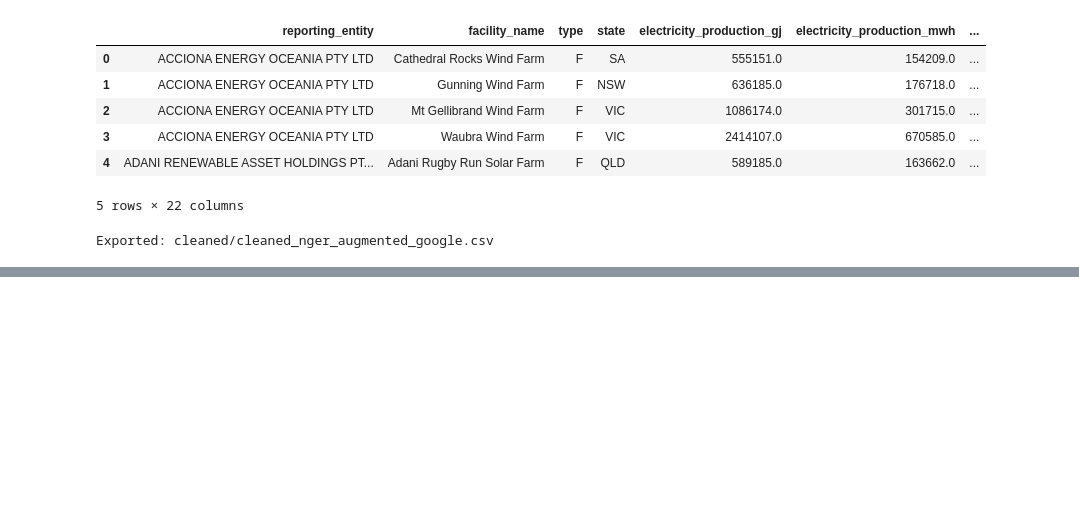
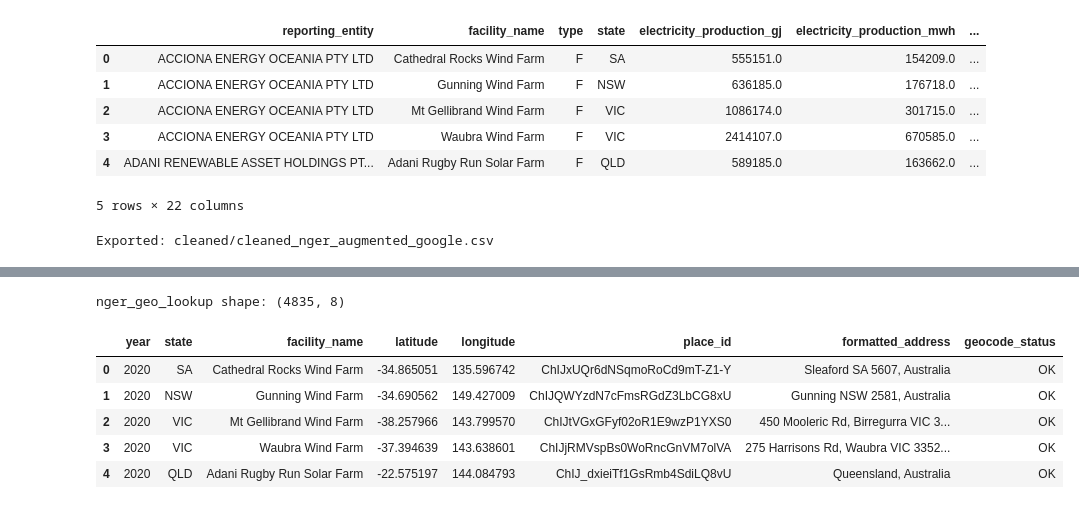
Before and after one commit to yusen0723/5339_A1, a Jupyter notebook: 5339.ipynb, the cells around one changed output, grey strips where cells are left out. Drawn from its saved outputs; the diff is of its cells as text; code cells hidden in the pictures; blank space fills up the shorter version.

```diff
--- a/5339.ipynb
+++ b/5339.ipynb
@@ -945,0 +984,28 @@ Exported: cleaned/cleaned_nger_augmented_google.csv
+# %%
+nger_geo_lookup = nger_aug_df[
+    [
+        "year",
+        "state",
+        "facility_name",
+        "latitude",
+        "longitude",
+        "place_id",
+        "formatted_address",
+        "geocode_status"
+    ]
+].copy()
+
+nger_geo_lookup = nger_geo_lookup.drop_duplicates(
+    subset=["year", "state", "facility_name"]
+).copy()
+
+print("nger_geo_lookup shape:", nger_geo_lookup.shape)
+nger_geo_lookup.head()
+# %% [output]
+nger_geo_lookup shape: (4835, 8)
+|  | year | state | facility_name | latitude | longitude | place_id | formatted_address | geocode_status |
+| 0 | 2020 | SA | Cathedral Rocks Wind Farm | -34.865051 | 135.596742 | ChIJxUQr6dNSqmoRoCd9mT-Z1-Y | Sleaford SA 5607, Australia | OK |
+| 1 | 2020 | NSW | Gunning Wind Farm | -34.690562 | 149.427009 | ChIJQWYzdN7cFmsRGdZ3LbCG8xU | Gunning NSW 2581, Australia | OK |
+| 2 | 2020 | VIC | Mt Gellibrand Wind Farm | -38.257966 | 143.799570 | ChIJtVGxGFyf02oR1E9wzP1YXS0 | 450 Mooleric Rd, Birregurra VIC 3... | OK |
+| 3 | 2020 | VIC | Waubra Wind Farm | -37.394639 | 143.638601 | ChIJjRMVspBs0WoRncGnVM7olVA | 275 Harrisons Rd, Waubra VIC 3352... | OK |
+| 4 | 2020 | QLD | Adani Rugby Run Solar Farm | -22.575197 | 144.084793 | ChIJ_dxieiTf1GsRmb4SdiLQ8vU | Queensland, Australia | OK |
```
Also changed, not shown: parts of 15 cells of this notebook, 5 other files.
